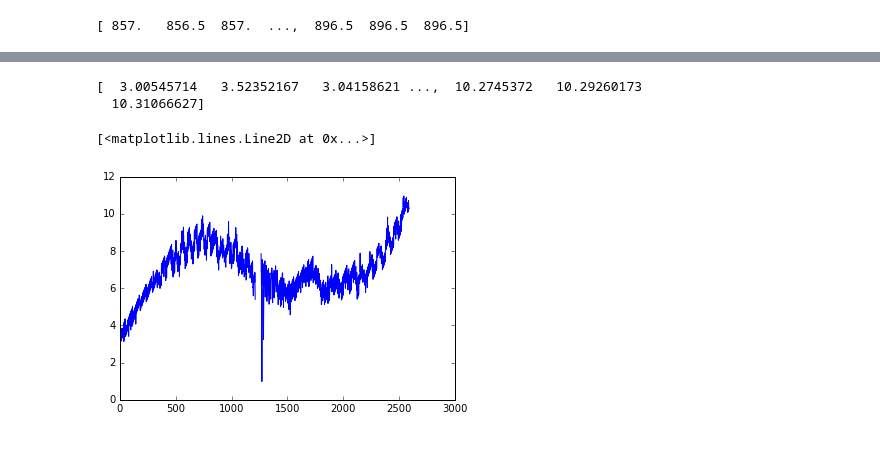
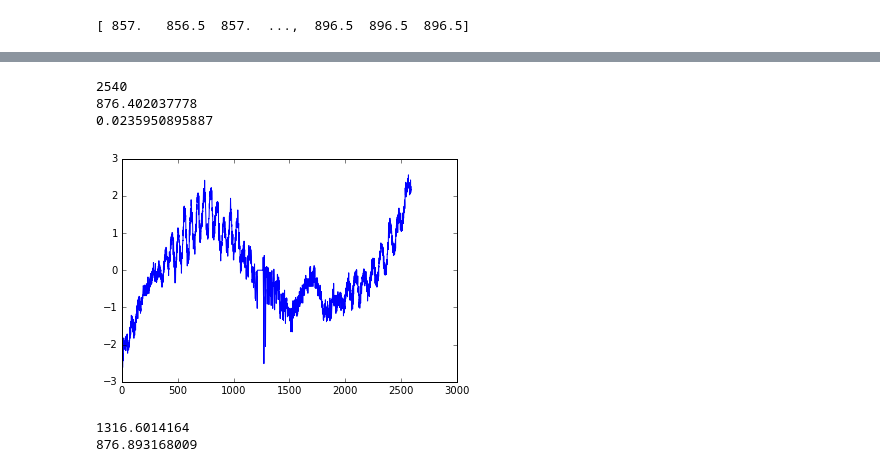
Before and after one commit to kurcoy/Python, a Jupyter notebook: LaserMomentsCalc/LaserCalculation.ipynb, the cells around one changed output, grey strips where cells are left out. Saved outputs shown, nothing was run; the diff lists cells and outputs as text; code cells hidden in the pictures.

```diff
--- a/LaserMomentsCalc/LaserCalculation.ipynb
+++ b/LaserMomentsCalc/LaserCalculation.ipynb
@@ -184,7 +184,6 @@ print(thredArray.sum())
 6177160.0
 # %%
 def CalMoments(ImageData, x0, x1, y0, y1, i,j ):
-    y1 = y1 + 1
     subArray = ImageData[x0:x1, y0:y1]
     subArray = np.asmatrix(subArray)
 
@@ -214,7 +213,7 @@ def CalMoments(ImageData, x0, x1, y0, y1, i,j ):
 mu = np.zeros([3,3])
 for i in range(3):
     for j in range(3):
-        mu[i,j] = CalMoments(thredArray, Trindex[0], Trindex[-1], 0, col-1,i, j )
+        mu[i,j] = CalMoments(thredArray, Trindex[0], Trindex[-1], 0, col, i, j )
 print(mu)
 # %% [output]
 [[  2.51720200e+06   2.20459553e+09   1.93135561e+12]
@@ -291,7 +290,7 @@ plt.show()
 [figure]
 # %%
 ## here to restrain analysis for the location
-subArray = thredArray[Trindex[0]:Tcindex[-1], :]
+subArray = thredArray[Trindex[0]:Trindex[-1]+1, :]
 rows = Trindex[-1]-Trindex[0]
 uindecis = np.zeros((col))
 lindecis = np.zeros((col))
@@ -333,6 +364,6 @@ print(location[:col])
 # %%
 def lineInterpolation(Interval, centroid, lineAxis):
-    Interval   = int(centroid[1]) - Interval
+    Interval   = int(centroid[0]) - Interval
     Centroid   = np.matrix([centroid[0],centroid[1]])
     LongAxis   = np.matrix([lineAxis[0],lineAxis[1]])
     InterPoint =  Interval * LongAxis
@@ -369,13 +398,48 @@ plt.plot((0,col-1), (points[0][1],points[col-1][1]),'o', color = 'g', markersize
 [figure]
 # %%
 differ = np.zeros((col))
-for i in range(col):
-   differ[i] = points[i][1]-location[i]
+differMean = 0
+meanPos = 0
+count = 0
+for i in range(0,col-0):
+    if(posX[i]):
+        differ[i] = points[i][1]-posX[i]
+        meanPos = meanPos + points[i][1]
+        count   = count + 1
+        differMean = differMean + differ[i]
 
-print(differ)
+meanPos = meanPos/count
+print(count)
+print(meanPos)
 plt.plot(differ)
+differMean = differMean /count
+print(differMean)
 # %% [output]
-[  3.00545714   3.52352167   3.04158621 ...,  10.2745372   10.29260173
-  10.31066627]
+2540
+876.402037778
+0.0235950895887
-[<matplotlib.lines.Line2D at 0x...>]
-[figure, old version]
+[figure, new version]
+# %%
+subArray = thredArray[Trindex[0]:Tcindex[-1], :]
+rows = Trindex[-1]-Trindex[0]
+m00 = 0
+m01 = 0
+m10 = 0
+posX= 0
+posY= 0
+
+for i in range(col):
+    if(np.abs(differ[i]) < 1):
+        for j in range(rows):
+            if(subArray[j][i] > thredValue):
+                m00 = m00 + subArray[j][i]
+                m01= m01 + i*subArray[j][i]
+                m10= m10 + (j+Trindex[0])*subArray[j][i]
+
+posX = m10/m00
+posY= m01/m00
+print(posY)
+print(posX)
+# %% [output]
+1316.6014164
+876.893168009
```
Also changed, not shown: parts of 2 cells of this notebook.
